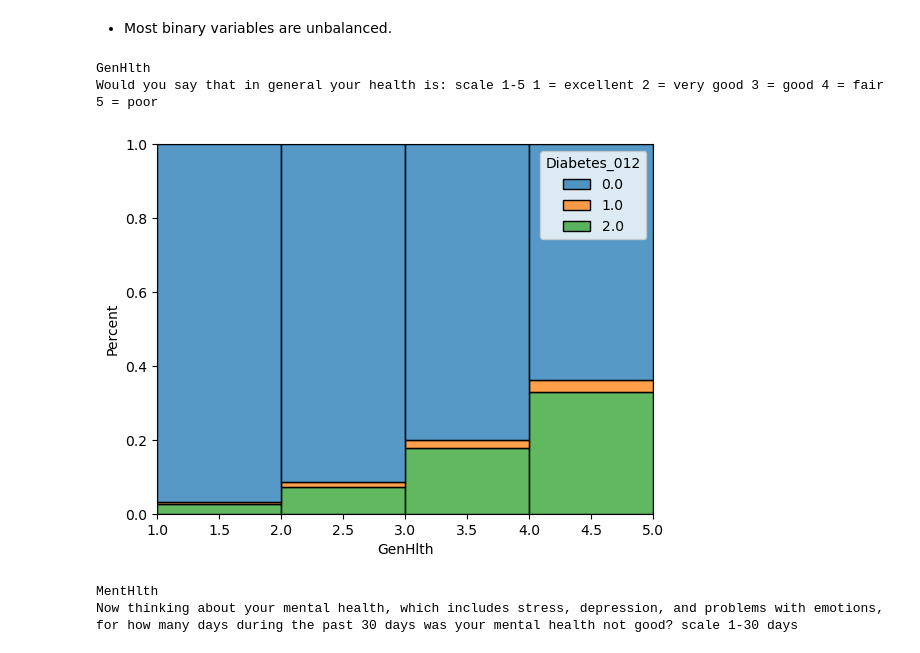
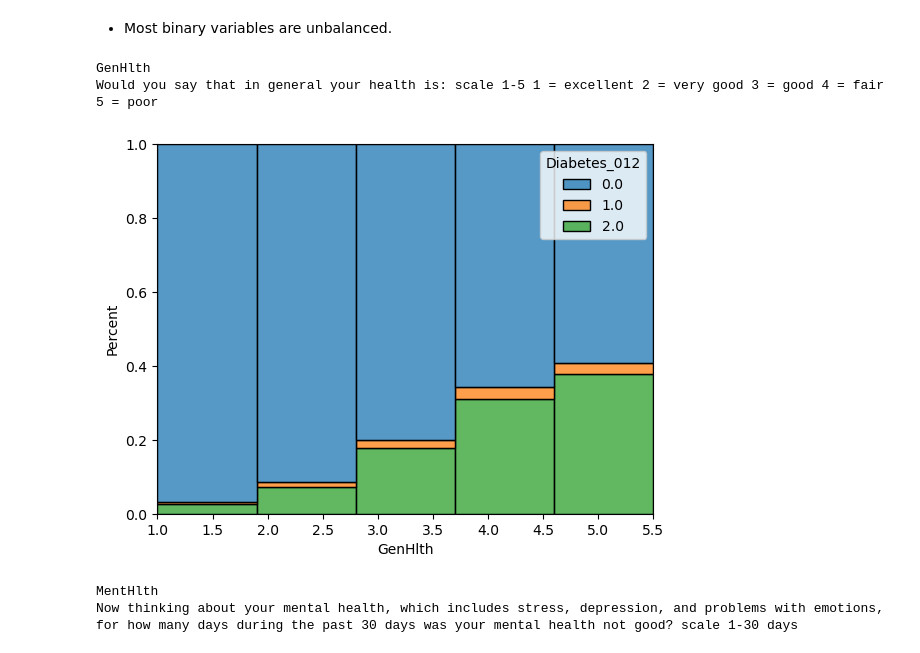
Before and after one commit to delschwartz/Prediabetes_Health_Indicators, a Jupyter notebook: notebooks/exploratory/1_Data_Wrangling_&_EDA.ipynb, the cells around one changed output. Cells and saved outputs as stored; diff of their text form; code cells hidden in the pictures.

```diff
--- a/notebooks/exploratory/1_Data_Wrangling_&_EDA.ipynb
+++ b/notebooks/exploratory/1_Data_Wrangling_&_EDA.ipynb
@@ -205,11 +212,11 @@ def show_histogram(col, width=1):
     sns.histplot(data=df1, x = col, hue = 'Diabetes_012', palette="tab10", binwidth=width, stat='percent', multiple='fill')
     plt.show()
 # %%
-show_histogram('GenHlth')
+show_histogram('GenHlth', 0.9)
 # %% [output]
 GenHlth
 Would you say that in general your health is: scale 1-5 1 = excellent 2 = very good 3 = good 4 = fair 5 = poor
-[figure, old version]
+[figure, new version]
 # %%
 show_histogram('MentHlth')
 # %% [output]
```
Also changed, not shown: parts of 6 cells of this notebook, 3 other files.
